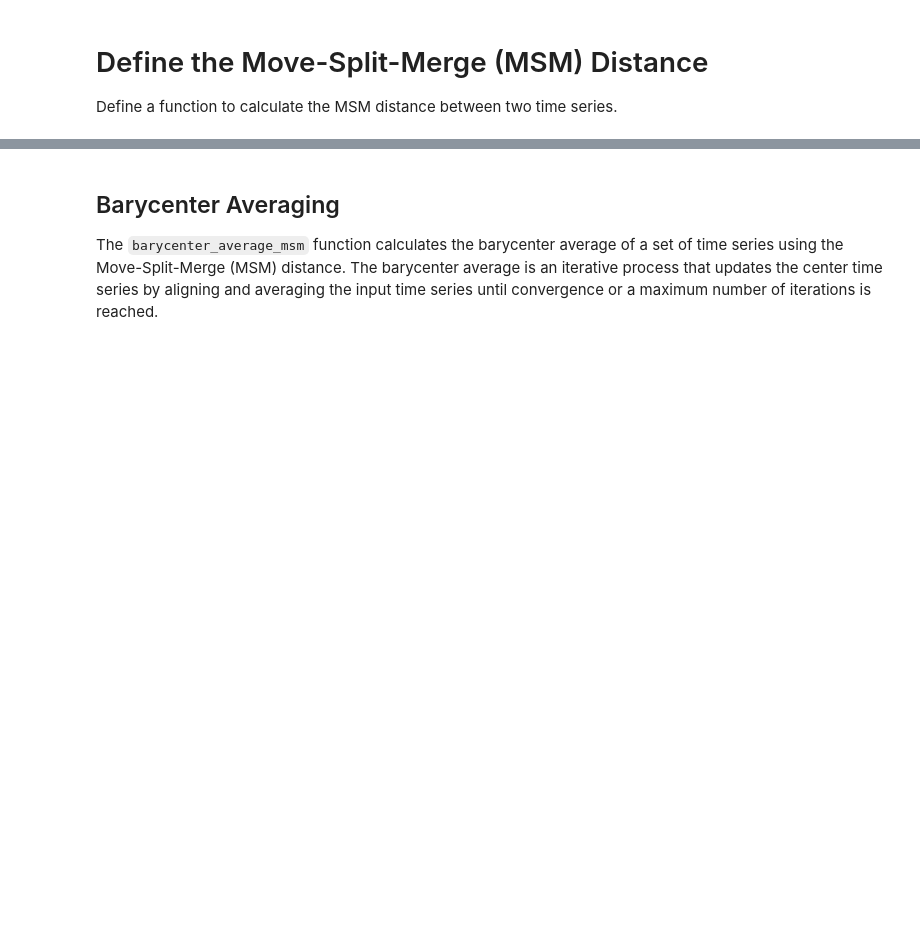
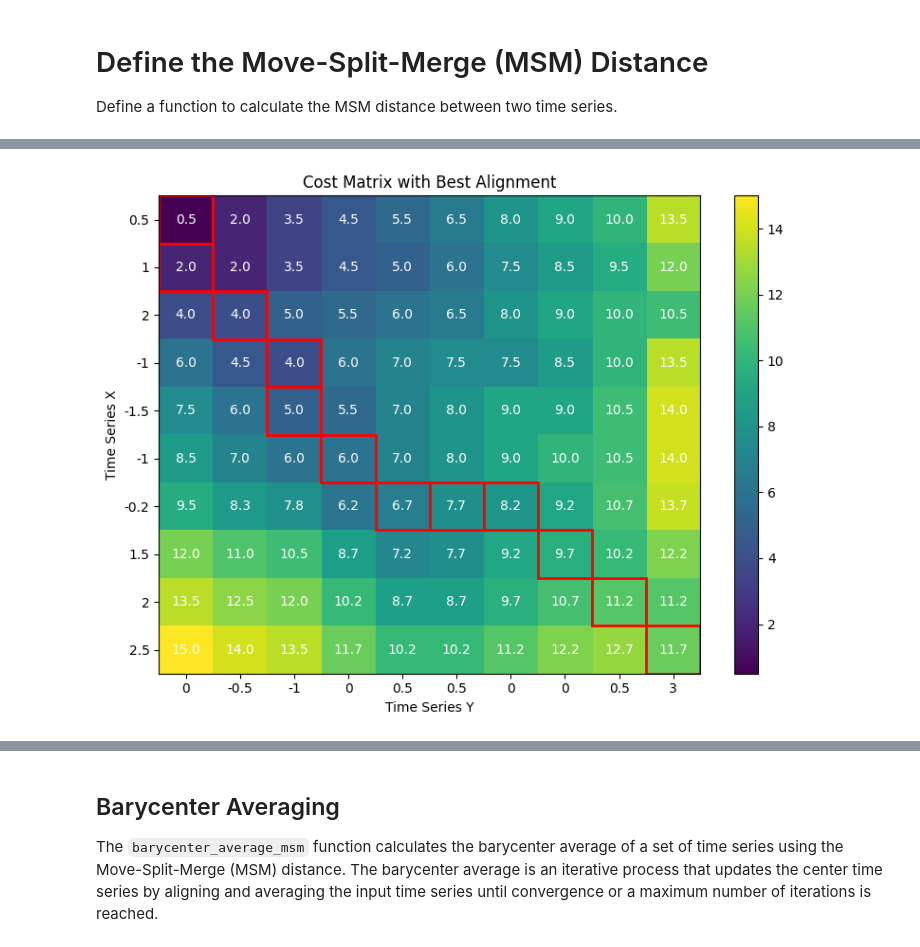
Before and after one commit to vrodriguezf/sertemp, a Jupyter notebook: nbs/unsupervised/kmeans-msm.ipynb, the cells around one changed output, grey strips where cells are left out. Cells and saved outputs as stored; diff of their text form; code cells hidden in the pictures; blank space fills up the shorter version.

```diff
--- a/nbs/unsupervised/kmeans-msm.ipynb
+++ b/nbs/unsupervised/kmeans-msm.ipynb
@@ -83,11 +85,11 @@ def MSM_Distance(X, Y, c=0.1, verbose=False, return_cost=False):
         return Cost[-1, -1]
 # %%
 # Example usage:
-X = [1, 3, 4, 9, 8]  # Example time series X
-Y = [1, 5, 3, 8, 7]  # Example time series Y
+X = [0.5, 1, 2, -1, -1.5, -1, -0.2, 1.5, 2, 2.5]  # Example time series X
+Y = [0, -0.5, -1, 0, 0.5, 0.5, 0, 0, 0.5, 3]  # Example time series Y
 c = 1  # Cost parameter
 
-distance, cost_matrix = MSM_Distance(X, Y, c, return_cost=True, verbose=True)
+distance, cost_matrix = MSM_Distance(X, Y, c, return_cost=True, verbose=False)
 print(f"X: {X}")
 print(f"Y: {Y}")
 print("The MSM distance is:", distance)
@@ -194,6 +133,48 @@ def compute_path(cost_matrix):
 
     alignment.append((0, 0))
     return list(reversed(alignment))
+# %%
+def plot_cost_matrix(cost_matrix, alignment, X, Y):
+    n, m = cost_matrix.shape
+
+    # Create a color map for the cost matrix
+    cmap = plt.cm.get_cmap('viridis')
+
+    # Plot the cost matrix
+    fig, ax = plt.subplots(figsize=(8, 6))
+    im = ax.imshow(cost_matrix, cmap=cmap, aspect='auto')
+
+    # Add colorbar
+    cbar = ax.figure.colorbar(im, ax=ax)
+    cbar.ax.set_label('Cost')
+
+    # Add labels and title
+    ax.set_xticks(np.arange(m))
+    ax.set_yticks(np.arange(n))
+    ax.set_xticklabels(Y)
+    ax.set_yticklabels(X)
+    ax.set_xlabel('Time Series Y')
+    ax.set_ylabel('Time Series X')
+    ax.set_title('Cost Matrix with Best Alignment')
+
+    # Highlight the best alignment path
+    for i, j in alignment:
+        ax.add_patch(plt.Rectangle((j-0.5, i-0.5), 1, 1, fill=False, edgecolor='red', lw=2))
+
+    # Add cost matrix values to each cell
+    for i in range(n):
+        for j in range(m):
+            ax.text(j, i, round(cost_matrix[i, j], 2), ha="center", va="center", color="w")
+
+    plt.tight_layout()
+    plt.show()
+
+_, cost_matrix = MSM_Distance(X, Y, c, return_cost=True, verbose=False)
+alignment = compute_path(cost_matrix)
+
+plot_cost_matrix(cost_matrix, alignment, X, Y)
+# %% [output]
+[figure, added]
 # %%
 # Test
 alignment = compute_path(cost_matrix)
```
Also changed, not shown: parts of 6 cells of this notebook.
